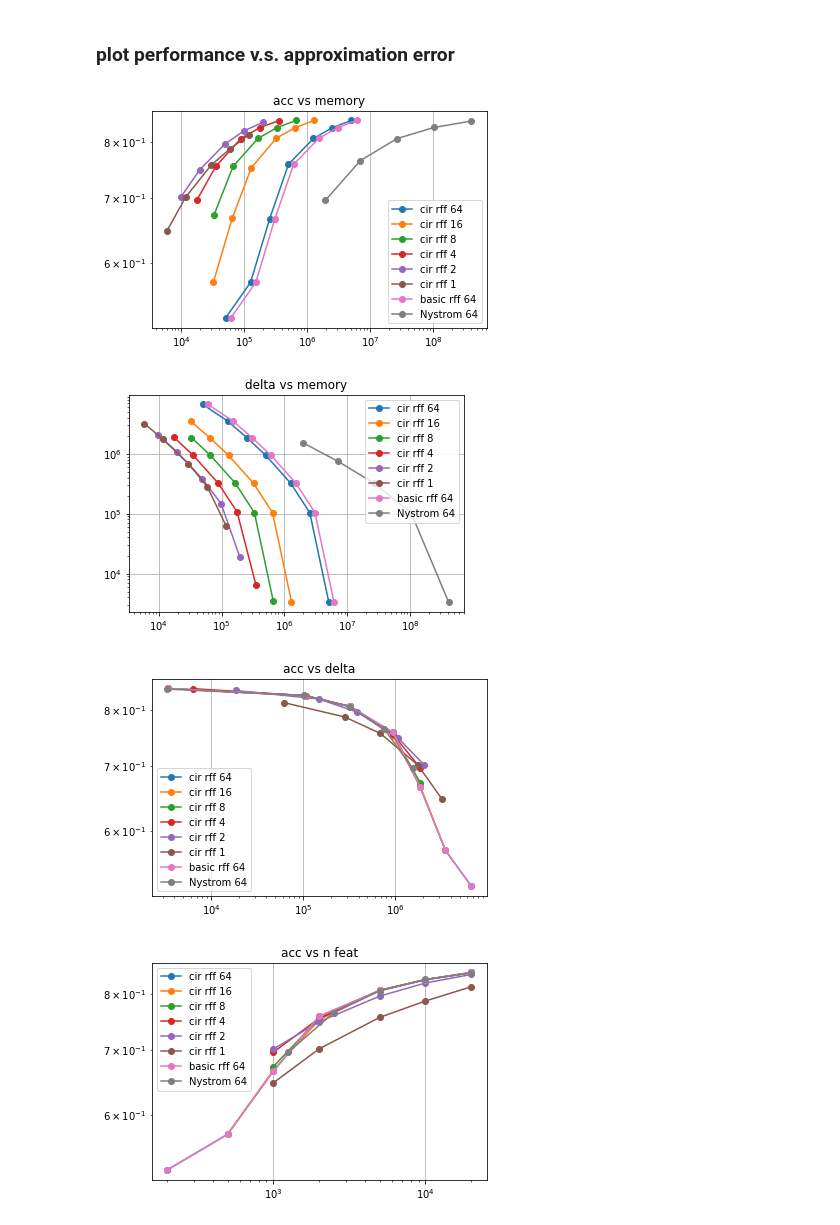
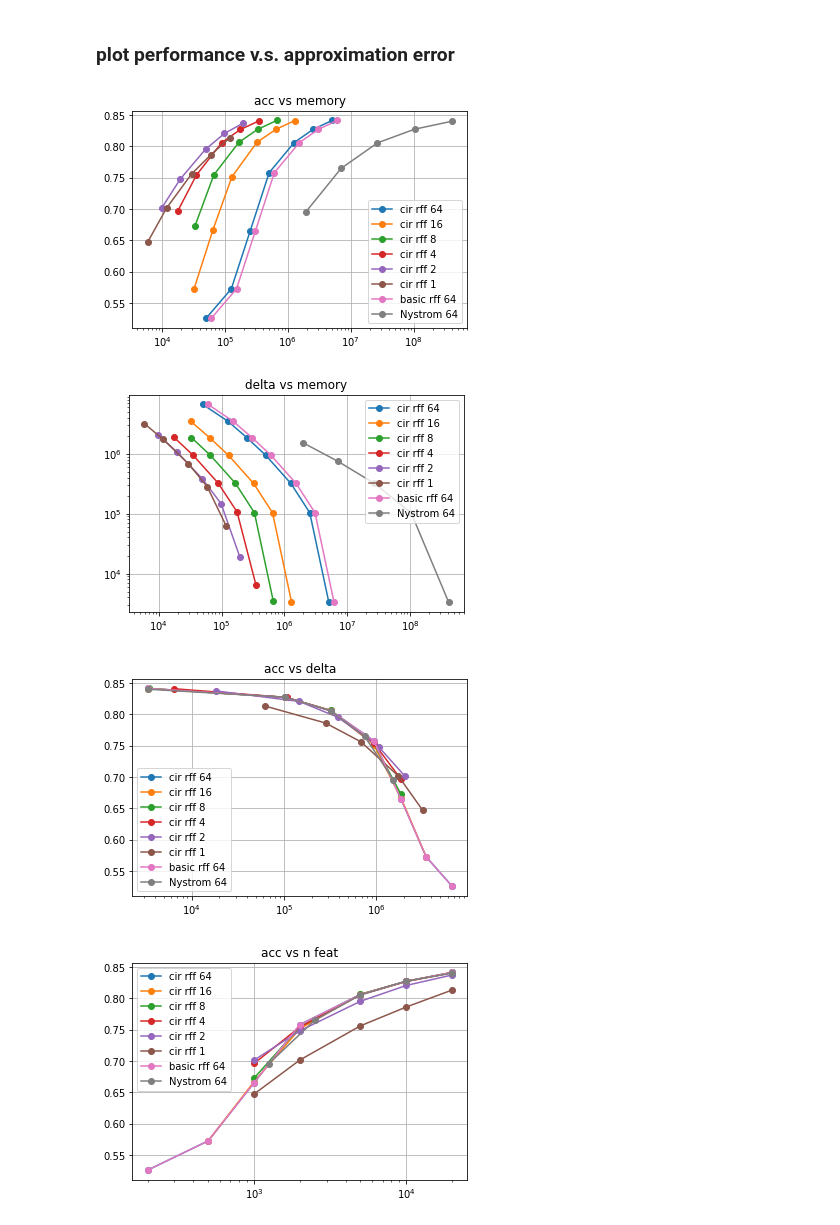
Before and after one commit to JianGoForIt/lp_rffs, a Jupyter notebook: kernel_reg/notebook/correlation-covtype-closeness-vs-kernel-approximation-error-real-setting-with-lambdastar-from-exact-kernel-with-delta-low-precision.ipynb, the cells around one changed output. Saved outputs shown, nothing was run; the diff lists cells and outputs as text; code cells hidden in the pictures.

```diff
--- a/kernel_reg/notebook/correlation-covtype-closeness-vs-kernel-approximation-error-real-setting-with-lambdastar-from-exact-kernel-with-delta-low-precision.ipynb
+++ b/kernel_reg/notebook/correlation-covtype-closeness-vs-kernel-approximation-error-real-setting-with-lambdastar-from-exact-kernel-with-delta-low-precision.ipynb
@@ -164,7 +164,7 @@ for nbit in [64, 16, 8, 4, 2, 1]:
 plt.plot(memory_list_rff, l2_loss_list_rff, "-o", label="basic rff " + str(64) )
 plt.plot(memory_list_nystrom, l2_loss_list_nystrom, "-o", label="Nystrom " + str(64) )
 plt.grid()
-plt.yscale("log")
+# plt.yscale("log")
 plt.xscale("log")
 plt.title("acc vs memory")
 plt.legend()
@@ -190,42 +190,42 @@ for nbit in [64, 16, 8, 4, 2, 1]:
 plt.plot(delta_list_rff, l2_loss_list_rff, "-o", label="basic rff " + str(64) )
 plt.plot(delta_list_nystrom, l2_loss_list_nystrom, "-o", label="Nystrom " + str(64) )
 plt.grid()
-plt.yscale("log")
+# plt.yscale("log")
 plt.xscale("log")
 plt.title("acc vs delta")
 plt.legend()
 # plt.ylim([None, 2e8])
 plt.show()
 
 
 plt.figure()
 for nbit in [64, 16, 8, 4, 2, 1]:
     plt.plot(n_rff_feat_dict[nbit], l2_loss_list_cir_rff[nbit], "-o", label="cir rff " + str(nbit) )
 plt.plot(n_rff_feat_dict[64], l2_loss_list_rff, "-o", label="basic rff " + str(64) )
 plt.plot(n_nystrom_feat, l2_loss_list_nystrom, "-o", label="Nystrom " + str(64) )
 plt.grid()
-plt.yscale("log")
+# plt.yscale("log")
 plt.xscale("log")
 plt.title("acc vs n feat")
 plt.legend()
 # plt.ylim([None, 2e8])
 plt.show()
 
 plt.figure()
 for nbit in [64, 16, 8, 4, 2, 1]:
     plt.plot(n_rff_feat_dict[nbit], delta_list_cir_rff[nbit], "-o", label="cir rff " + str(nbit) )
 plt.plot(n_rff_feat_dict[64], delta_list_rff, "-o", label="basic rff " + str(64) )
 plt.plot(n_nystrom_feat, delta_list_nystrom, "-o", label="Nystrom " + str(64) )
 plt.grid()
 plt.yscale("log")
 plt.xscale("log")
 plt.title("delta vs n feat")
 plt.legend()
 # plt.ylim([None, 2e8])
 plt.show()
 # %% [output]
-[figure, old version]
+[figure, new version]
 [figure]
-[figure, old version]
+[figure, new version]
-[figure, old version]
+[figure, new version]
 [figure]
```
